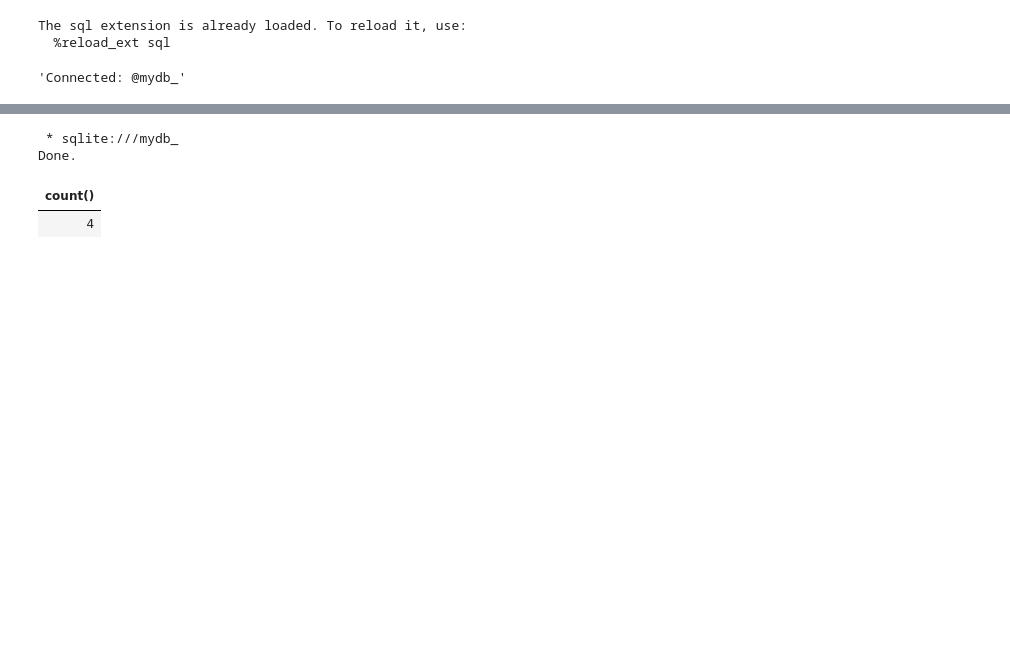
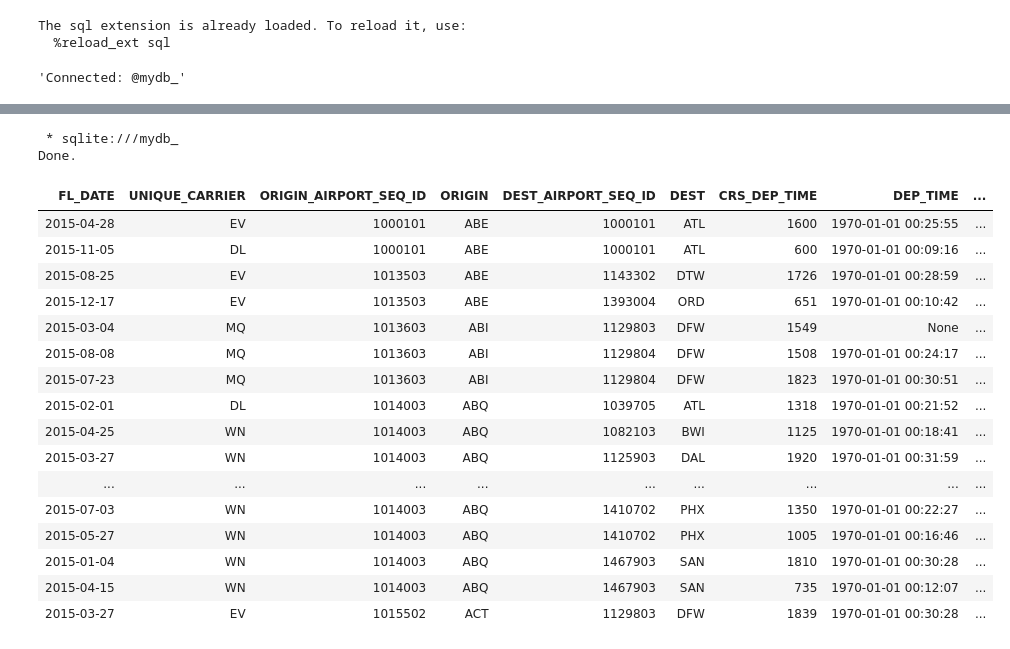
Before and after one commit to prakharsrivastava/powerbi, a Jupyter notebook: Data_Science_on_Google_Cloud_Platform_7.ipynb, the cells around one changed output, grey strips where cells are left out. Saved outputs shown, nothing was run; the diff lists cells and outputs as text; code cells hidden in the pictures; blank space fills up the shorter version.

```diff
--- a/Data_Science_on_Google_Cloud_Platform_7.ipynb
+++ b/Data_Science_on_Google_Cloud_Platform_7.ipynb
@@ -86,13 +85,28 @@ df.to_sql('flights_view_', conn, if_exists='replace', index = False)
 # %%
 %%sql
 SELECT
-  count()
+ *
 FROM flights_view_
 # %% [output]
  * sqlite:///mydb_
 Done.
-| count() |
-| 4 |
+| FL_DATE | UNIQUE_CARRIER | ORIGIN_AIRPORT_SEQ_ID | ORIGIN | DEST_AIRPORT_SEQ_ID | DEST | CRS_DEP_TIME | DEP_TIME | ... |
+| 2015-04-28 | EV | 1000101 | ABE | 1000101 | ATL | 1600 | 1970-01-01 00:25:55 | ... |
+| 2015-11-05 | DL | 1000101 | ABE | 1000101 | ATL | 600 | 1970-01-01 00:09:16 | ... |
+| 2015-08-25 | EV | 1013503 | ABE | 1143302 | DTW | 1726 | 1970-01-01 00:28:59 | ... |
+| 2015-12-17 | EV | 1013503 | ABE | 1393004 | ORD | 651 | 1970-01-01 00:10:42 | ... |
+| 2015-03-04 | MQ | 1013603 | ABI | 1129803 | DFW | 1549 | None | ... |
+| 2015-08-08 | MQ | 1013603 | ABI | 1129804 | DFW | 1508 | 1970-01-01 00:24:17 | ... |
+| 2015-07-23 | MQ | 1013603 | ABI | 1129804 | DFW | 1823 | 1970-01-01 00:30:51 | ... |
+| 2015-02-01 | DL | 1014003 | ABQ | 1039705 | ATL | 1318 | 1970-01-01 00:21:52 | ... |
+| 2015-04-25 | WN | 1014003 | ABQ | 1082103 | BWI | 1125 | 1970-01-01 00:18:41 | ... |
+| 2015-03-27 | WN | 1014003 | ABQ | 1125903 | DAL | 1920 | 1970-01-01 00:31:59 | ... |
+| ... | ... | ... | ... | ... | ... | ... | ... | ... |
+| 2015-07-03 | WN | 1014003 | ABQ | 1410702 | PHX | 1350 | 1970-01-01 00:22:27 | ... |
+| 2015-05-27 | WN | 1014003 | ABQ | 1410702 | PHX | 1005 | 1970-01-01 00:16:46 | ... |
+| 2015-01-04 | WN | 1014003 | ABQ | 1467903 | SAN | 1810 | 1970-01-01 00:30:28 | ... |
+| 2015-04-15 | WN | 1014003 | ABQ | 1467903 | SAN | 735 | 1970-01-01 00:12:07 | ... |
+| 2015-03-27 | EV | 1015502 | ACT | 1129803 | DFW | 1839 | 1970-01-01 00:30:28 | ... |
 # %%
 %%sql
 SELECT
```
Also changed, not shown: parts of 25 cells of this notebook.
